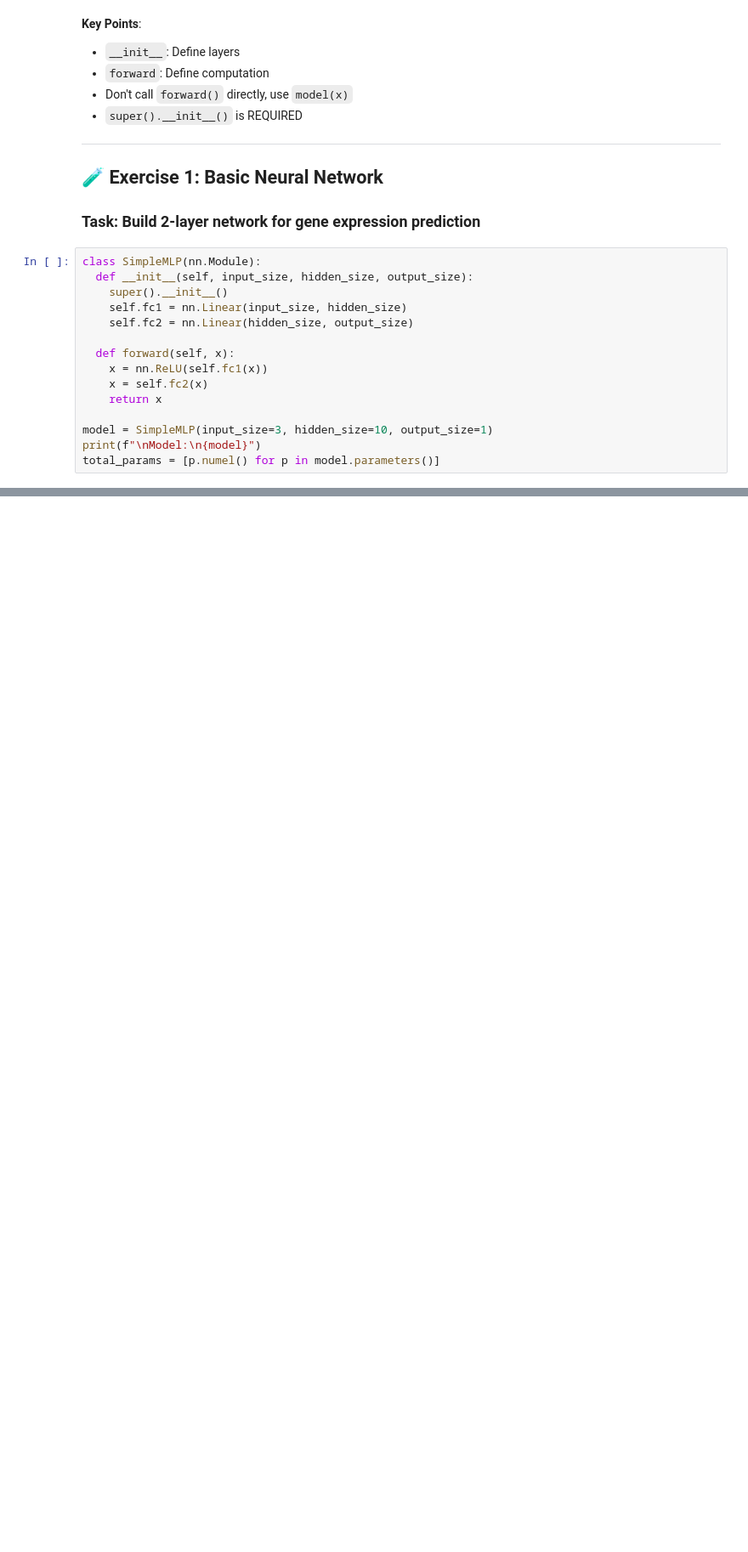
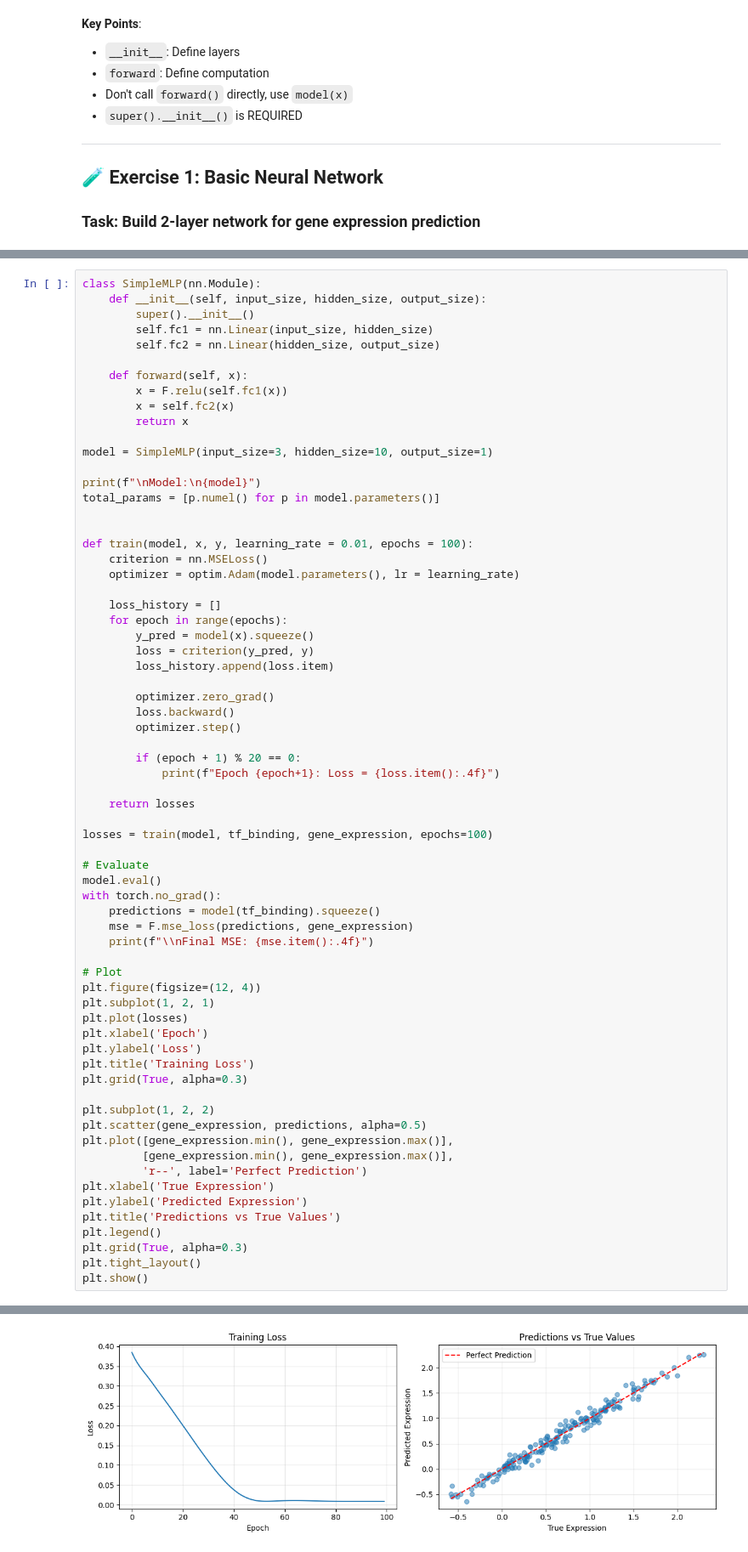
Before and after one commit to MohamedRefaat92/Deep-learning-practice-claude, a Jupyter notebook: Genomics/session-3/session_03_neural_networks_COMPLETE.ipynb, the cells around one changed output, grey strips where cells are left out. Shown: that part at 85% size. Cells and saved outputs as stored; diff of their text form; blank space fills up the shorter version.

```diff
--- a/Genomics/session-3/session_03_neural_networks_COMPLETE.ipynb
+++ b/Genomics/session-3/session_03_neural_networks_COMPLETE.ipynb
@@ -63,18 +63,3 @@ class MyModel(nn.Module):
 ## 🧪 Exercise 1: Basic Neural Network
 
 ### Task: Build 2-layer network for gene expression prediction
-# %%
-class SimpleMLP(nn.Module):
-  def __init__(self, input_size, hidden_size, output_size):
-    super().__init__()
-    self.fc1 = nn.Linear(input_size, hidden_size)
-    self.fc2 = nn.Linear(hidden_size, output_size)
-
-  def forward(self, x):
-    x = nn.ReLU(self.fc1(x))
-    x = self.fc2(x)
-    return x
-
-model = SimpleMLP(input_size=3, hidden_size=10, output_size=1)
-print(f"\nModel:\n{model}")
-total_params = [p.numel() for p in model.parameters()]
@@ -87,0 +66,68 @@ SimpleMLP(
+# %%
+class SimpleMLP(nn.Module):
+    def __init__(self, input_size, hidden_size, output_size):
+        super().__init__()
+        self.fc1 = nn.Linear(input_size, hidden_size)
+        self.fc2 = nn.Linear(hidden_size, output_size)
+
+    def forward(self, x):
+        x = F.relu(self.fc1(x))
+        x = self.fc2(x)
+        return x
+
+model = SimpleMLP(input_size=3, hidden_size=10, output_size=1)
+
+print(f"\nModel:\n{model}")
+total_params = [p.numel() for p in model.parameters()]
+
+
+def train(model, x, y, learning_rate = 0.01, epochs = 100):
+    criterion = nn.MSELoss()
+    optimizer = optim.Adam(model.parameters(), lr = learning_rate)
+
+    loss_history = []
+    for epoch in range(epochs):
+        y_pred = model(x).squeeze()
+        loss = criterion(y_pred, y)
+        loss_history.append(loss.item)
+
+        optimizer.zero_grad()
+        loss.backward()
+        optimizer.step()
+
+        if (epoch + 1) % 20 == 0:
+            print(f"Epoch {epoch+1}: Loss = {loss.item():.4f}")
+
+    return losses
+
+losses = train(model, tf_binding, gene_expression, epochs=100)
+
+# Evaluate
+model.eval()
+with torch.no_grad():
+    predictions = model(tf_binding).squeeze()
+    mse = F.mse_loss(predictions, gene_expression)
+    print(f"\\nFinal MSE: {mse.item():.4f}")
+
+# Plot
+plt.figure(figsize=(12, 4))
+plt.subplot(1, 2, 1)
+plt.plot(losses)
+plt.xlabel('Epoch')
+plt.ylabel('Loss')
+plt.title('Training Loss')
+plt.grid(True, alpha=0.3)
+
+plt.subplot(1, 2, 2)
+plt.scatter(gene_expression, predictions, alpha=0.5)
+plt.plot([gene_expression.min(), gene_expression.max()],
+         [gene_expression.min(), gene_expression.max()],
+         'r--', label='Perfect Prediction')
+plt.xlabel('True Expression')
+plt.ylabel('Predicted Expression')
+plt.title('Predictions vs True Values')
+plt.legend()
+plt.grid(True, alpha=0.3)
+plt.tight_layout()
+plt.show()
+# %% [output]
@@ -88,3 +145,4 @@ SimpleMLP(
+[figure, added]
 # %%
 import torch
 import torch.nn as nn
```
Also changed, not shown: parts of 4 cells of this notebook.
